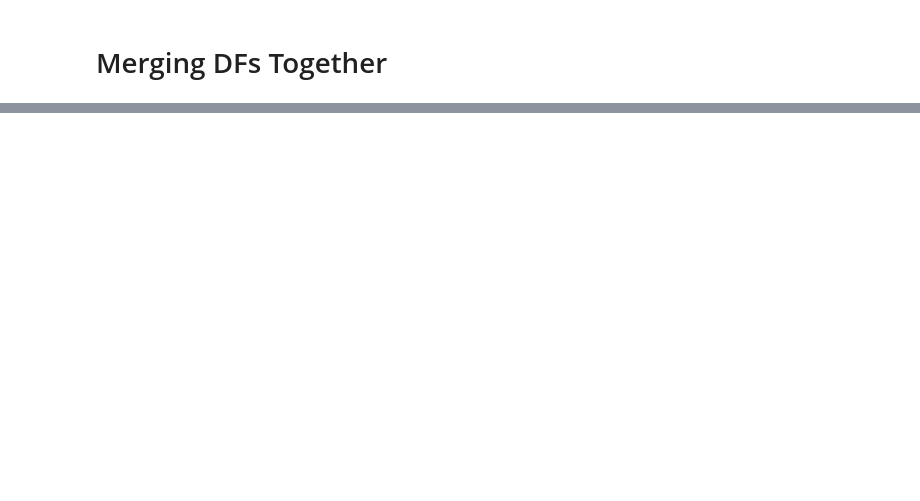
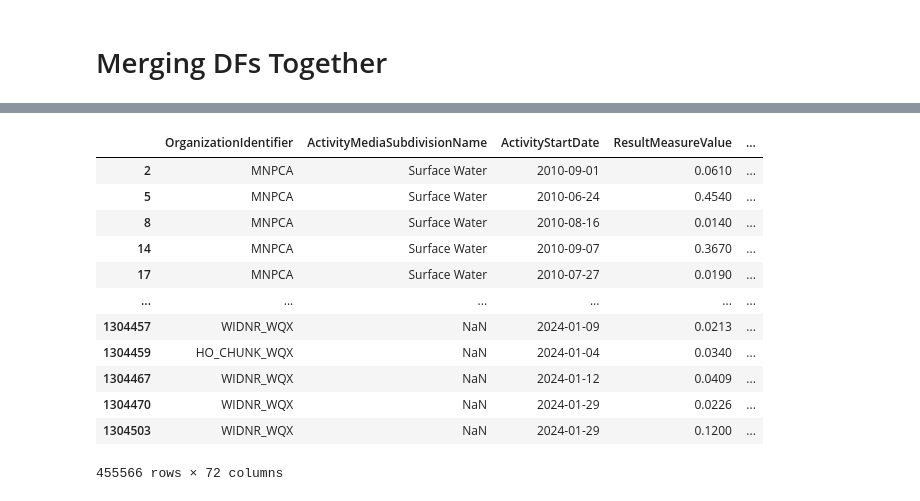
Before and after one commit to caroseca/troubled_waters, a Jupyter notebook: usgs_eda.ipynb, the cells around one changed output, grey strips where cells are left out. Drawn from its saved outputs; the diff is of its cells as text; code cells hidden in the pictures; blank space fills up the shorter version.

```diff
--- a/usgs_eda.ipynb
+++ b/usgs_eda.ipynb
@@ -214,5 +325,6 @@ zip_points['position']=zip_points['position'].astype(int)
 # %%
 # traditional inner join to merge the 2 data frames
-data_usgs = pd.merge(data_condensed,zip_points,left_index=True, right_on='position')
+# data_usgs = pd.merge(data_condensed,zip_points,left_index=True, right_on='position')
+data_usgs = pd.merge(data_condensed,county_points,left_index=True, right_on='position')
 # %%
 # voila, chef's kiss
@@ -233,0 +336,6 @@ data_usgs
+# %%
+great_lakes_states = ['MI','OH','PA','IL','IN','MN','NY','WI']
+great_lakes_state_names = ['Michigan','Ohio','Pennsylvania','Illinois','Indiana','Minnesota','New York', 'Wisconsin']
+# %%
+# data_usgs_GL = data_usgs[data_usgs.STATE.isin(great_lakes_states)]
+data_usgs_GL = data_usgs[data_usgs.STATE_NAME.isin(great_lakes_state_names)]
@@ -233,0 +384,4 @@ data_usgs
+# %%
+# rename columns, pull out desired, separate out the imputing data frame from the descriptive dataframe... intent to merge back together later on
+data_usgs_GL.rename(columns={'NAME': 'CountyName'}, inplace=True)
+data_usgs_GL['CountyState'] = data_usgs_GL['CountyName']+'-'+ data_usgs_GL['STATE_NAME']
@@ -233,0 +398,16 @@ data_usgs
+# %%
+data_usgs_GL
+# %% [output]
+|  | OrganizationIdentifier | ActivityMediaSubdivisionName | ActivityStartDate | ResultMeasureValue | ... |
+| 2 | MNPCA | Surface Water | 2010-09-01 | 0.0610 | ... |
+| 5 | MNPCA | Surface Water | 2010-06-24 | 0.4540 | ... |
+| 8 | MNPCA | Surface Water | 2010-08-16 | 0.0140 | ... |
+| 14 | MNPCA | Surface Water | 2010-09-07 | 0.3670 | ... |
+| 17 | MNPCA | Surface Water | 2010-07-27 | 0.0190 | ... |
+| ... | ... | ... | ... | ... | ... |
+| 1304457 | WIDNR_WQX | NaN | 2024-01-09 | 0.0213 | ... |
+| 1304459 | HO_CHUNK_WQX | NaN | 2024-01-04 | 0.0340 | ... |
+| 1304467 | WIDNR_WQX | NaN | 2024-01-12 | 0.0409 | ... |
+| 1304470 | WIDNR_WQX | NaN | 2024-01-29 | 0.0226 | ... |
+| 1304503 | WIDNR_WQX | NaN | 2024-01-29 | 0.1200 | ... |
+455566 rows × 72 columns
```
Also changed, not shown: parts of 46 cells of this notebook.
